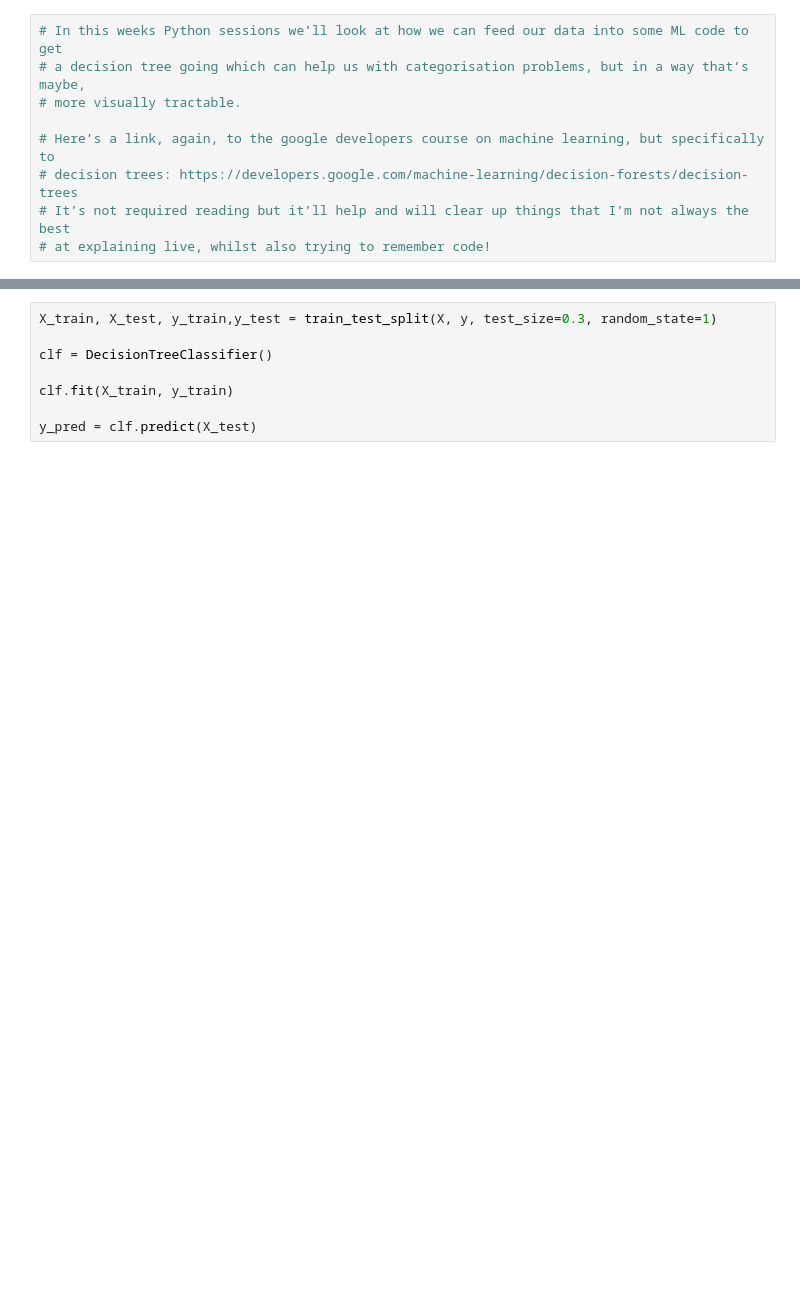
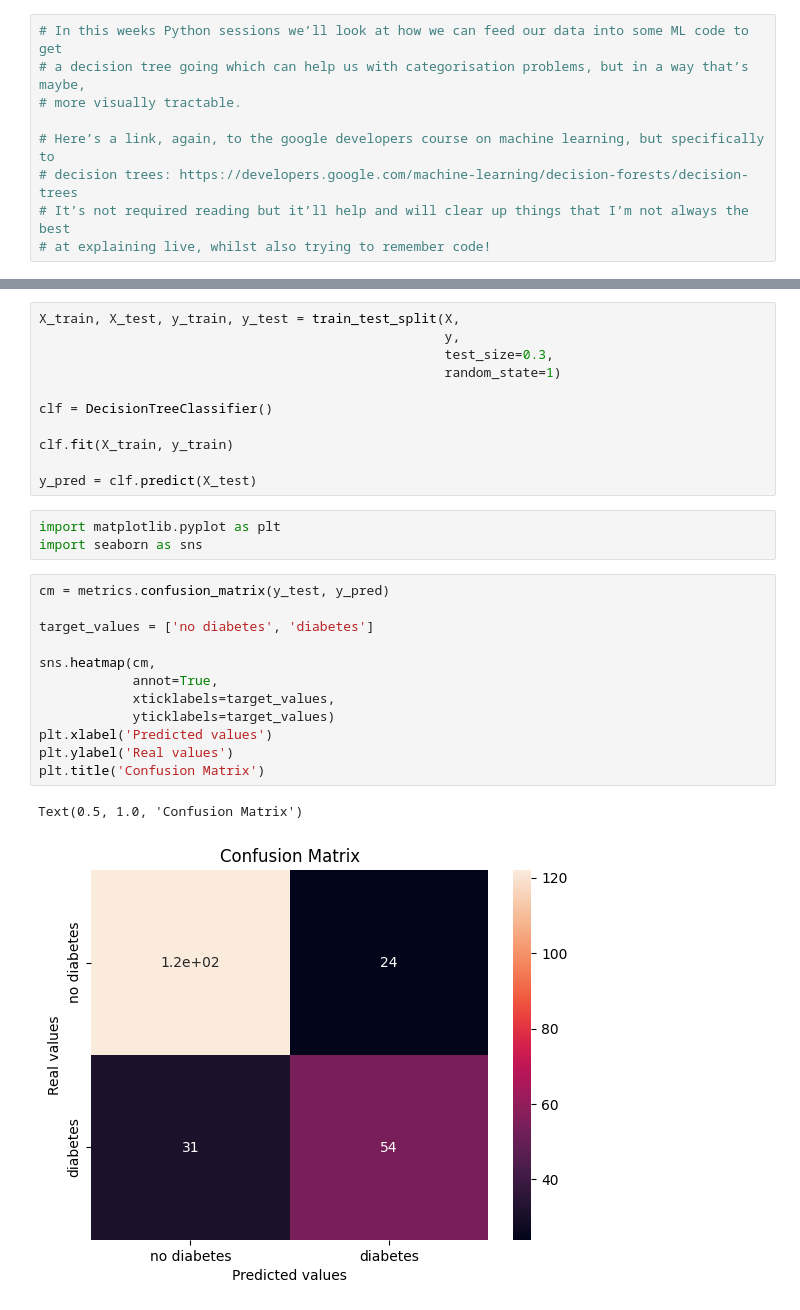
Before and after one commit to MarkNunns/Python_ESCC_course, a Jupyter notebook: python_tutorial_code/module2_4.ipynb, the cells around one changed output, grey strips where cells are left out. Drawn from its saved outputs; the diff is of its cells as text; blank space fills up the shorter version.

```diff
--- a/python_tutorial_code/module2_4.ipynb
+++ b/python_tutorial_code/module2_4.ipynb
@@ -84,8 +88,29 @@ X
 # %%
-X_train, X_test, y_train,y_test = train_test_split(X, y, test_size=0.3, random_state=1)
+X_train, X_test, y_train, y_test = train_test_split(X,
+                                                    y,
+                                                    test_size=0.3,
+                                                    random_state=1)
 
 clf = DecisionTreeClassifier()
 
 clf.fit(X_train, y_train)
 
 y_pred = clf.predict(X_test)
+# %%
+import matplotlib.pyplot as plt
+import seaborn as sns
+# %%
+cm = metrics.confusion_matrix(y_test, y_pred)
+
+target_values = ['no diabetes', 'diabetes']
+
+sns.heatmap(cm,
+            annot=True,
+            xticklabels=target_values,
+            yticklabels=target_values)
+plt.xlabel('Predicted values')
+plt.ylabel('Real values')
+plt.title('Confusion Matrix')
+# %% [output]
+Text(0.5, 1.0, 'Confusion Matrix')
+[figure, added]
```
Also changed, not shown: parts of 16 cells of this notebook.
